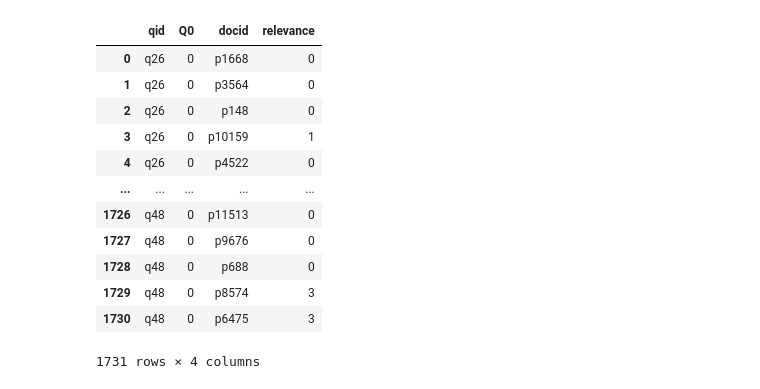
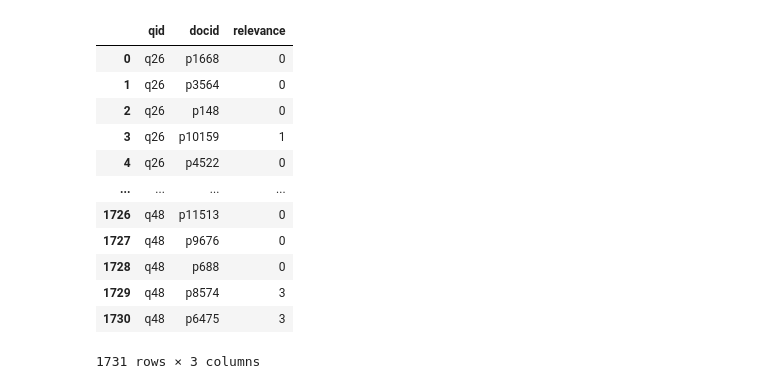
Before and after one commit to Zendelo/LLM-Relevance, a Jupyter notebook: Parsing.ipynb, the cells around one changed output. Drawn from its saved outputs; the diff is of its cells as text; code cells hidden in the pictures.

```diff
--- a/Parsing.ipynb
+++ b/Parsing.ipynb
@@ -53,24 +54,25 @@ def eval_predictions(predictions_df, model_name, true_col='true', predicted_col=
 # %%
 # load validation df
 # val_qrel_df = pd.read_table('test-qrel-1.txt', header=None, delim_whitespace=True,
 #                             names=['qid', 'Q0', 'docid', 'relevance']).drop(columns=['Q0'], errors='ignore').set_index(
 #     ['qid', 'docid']).sort_index()
 # val_qrel_df
+train_qrel_df = pd.read_table('train_set_qrel.tsv', sep='\s+').drop(columns=['Q0'], errors='ignore')
 
-val_qrel_df = pd.read_table('val_set_qrel.tsv', delim_whitespace=True)
+val_qrel_df = pd.read_table('val_set_qrel.tsv', sep='\s+').drop(columns=['Q0'], errors='ignore')
 val_qrel_df
 # %% [output]
-|  | qid | Q0 | docid | relevance |
-| 0 | q26 | 0 | p1668 | 0 |
-| 1 | q26 | 0 | p3564 | 0 |
-| 2 | q26 | 0 | p148 | 0 |
-| 3 | q26 | 0 | p10159 | 1 |
-| 4 | q26 | 0 | p4522 | 0 |
-| ... | ... | ... | ... | ... |
-| 1726 | q48 | 0 | p11513 | 0 |
-| 1727 | q48 | 0 | p9676 | 0 |
-| 1728 | q48 | 0 | p688 | 0 |
-| 1729 | q48 | 0 | p8574 | 3 |
-| 1730 | q48 | 0 | p6475 | 3 |
+|  | qid | docid | relevance |
+| 0 | q26 | p1668 | 0 |
+| 1 | q26 | p3564 | 0 |
+| 2 | q26 | p148 | 0 |
+| 3 | q26 | p10159 | 1 |
+| 4 | q26 | p4522 | 0 |
+| ... | ... | ... | ... |
+| 1726 | q48 | p11513 | 0 |
+| 1727 | q48 | p9676 | 0 |
+| 1728 | q48 | p688 | 0 |
+| 1729 | q48 | p8574 | 3 |
+| 1730 | q48 | p6475 | 3 |
-1731 rows × 4 columns
+1731 rows × 3 columns
 # %%
```
Also changed, not shown: parts of 20 cells of this notebook.
